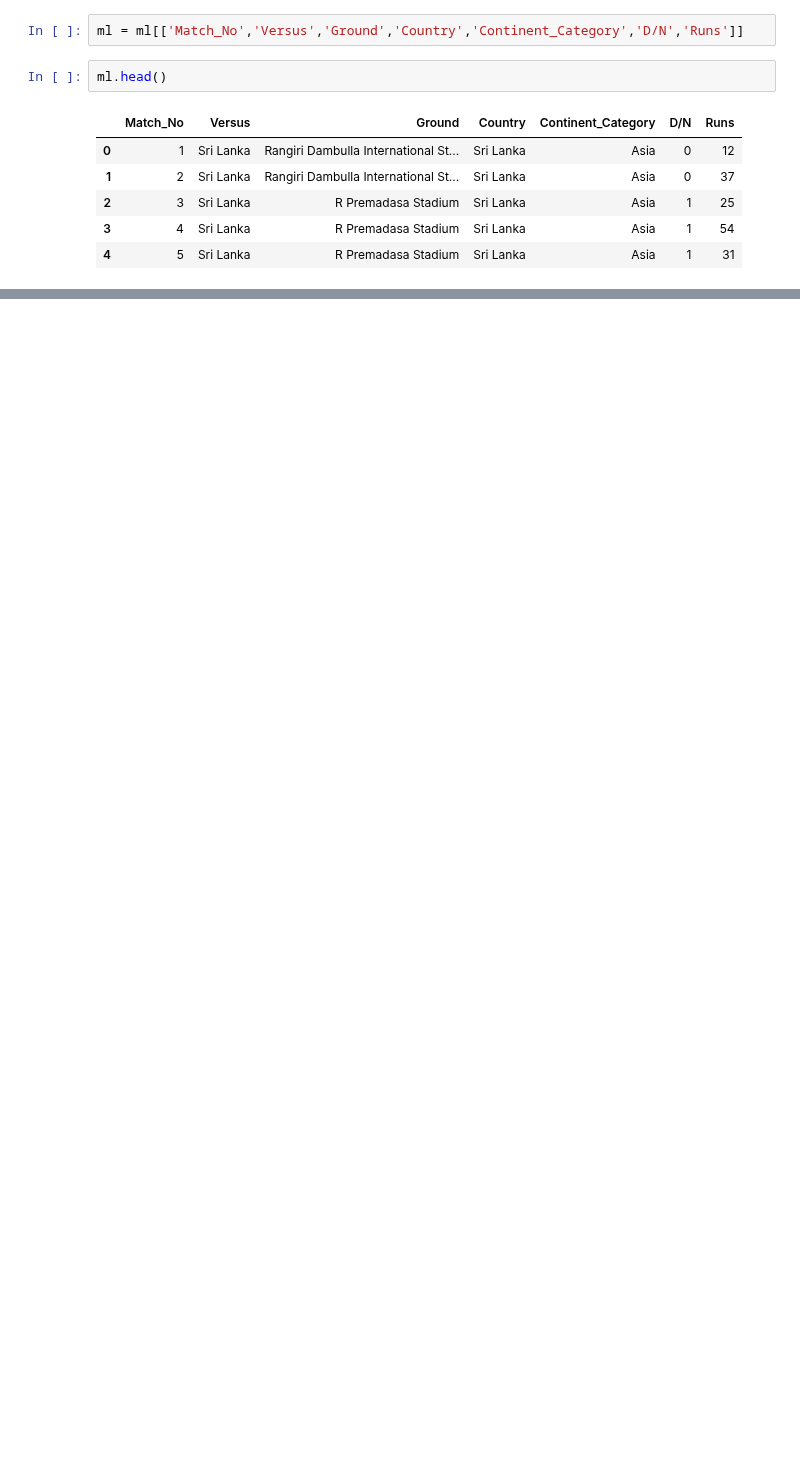
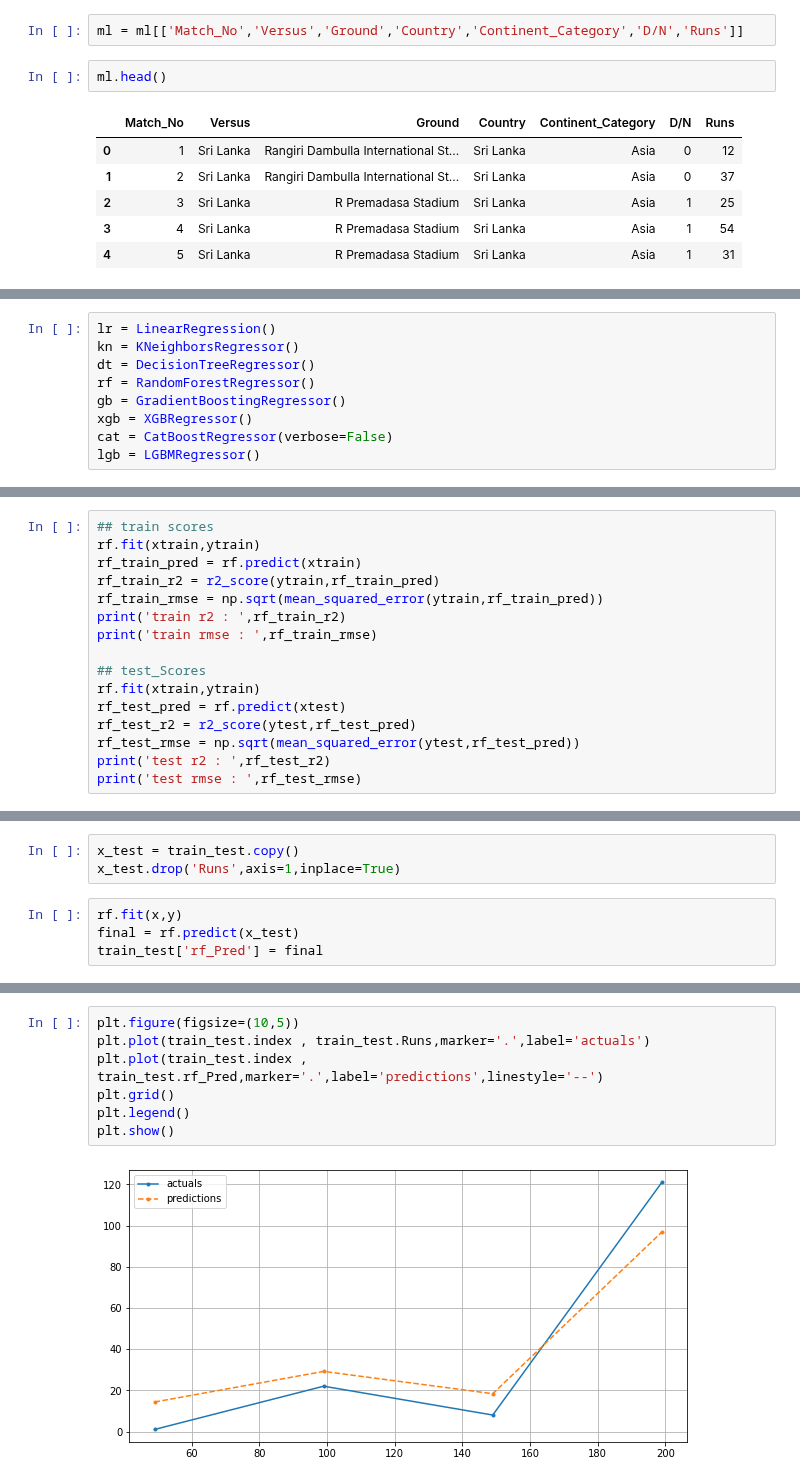
Before and after one commit to SharanDHONI/Virat-Kohli-ODI-Analysis, a Jupyter notebook: ODI Anlaysis.ipynb, the cells around one changed output, grey strips where cells are left out. Saved outputs shown, nothing was run; the diff lists cells and outputs as text; blank space fills up the shorter version.

```diff
--- a/ODI Anlaysis.ipynb
+++ b/ODI Anlaysis.ipynb
@@ -578,0 +641,9 @@ ml.head()
+# %%
+lr = LinearRegression()
+kn = KNeighborsRegressor()
+dt = DecisionTreeRegressor()
+rf = RandomForestRegressor()
+gb = GradientBoostingRegressor()
+xgb = XGBRegressor()
+cat = CatBoostRegressor(verbose=False)
+lgb = LGBMRegressor()
@@ -578,0 +713,16 @@ ml.head()
+# %%
+## train scores
+rf.fit(xtrain,ytrain)
+rf_train_pred = rf.predict(xtrain)
+rf_train_r2 = r2_score(ytrain,rf_train_pred)
+rf_train_rmse = np.sqrt(mean_squared_error(ytrain,rf_train_pred))
+print('train r2 : ',rf_train_r2)
+print('train rmse : ',rf_train_rmse)
+
+## test_Scores
+rf.fit(xtrain,ytrain)
+rf_test_pred = rf.predict(xtest)
+rf_test_r2 = r2_score(ytest,rf_test_pred)
+rf_test_rmse = np.sqrt(mean_squared_error(ytest,rf_test_pred))
+print('test r2 : ',rf_test_r2)
+print('test rmse : ',rf_test_rmse)
@@ -578,0 +828,7 @@ ml.head()
+# %%
+x_test = train_test.copy()
+x_test.drop('Runs',axis=1,inplace=True)
+# %%
+rf.fit(x,y)
+final = rf.predict(x_test)
+train_test['rf_Pred'] = final
@@ -578,0 +843,9 @@ ml.head()
+# %%
+plt.figure(figsize=(10,5))
+plt.plot(train_test.index , train_test.Runs,marker='.',label='actuals')
+plt.plot(train_test.index , train_test.rf_Pred,marker='.',label='predictions',linestyle='--')
+plt.grid()
+plt.legend()
+plt.show()
+# %% [output]
+[figure, added]
```
Also changed, not shown: parts of 33 cells of this notebook.
